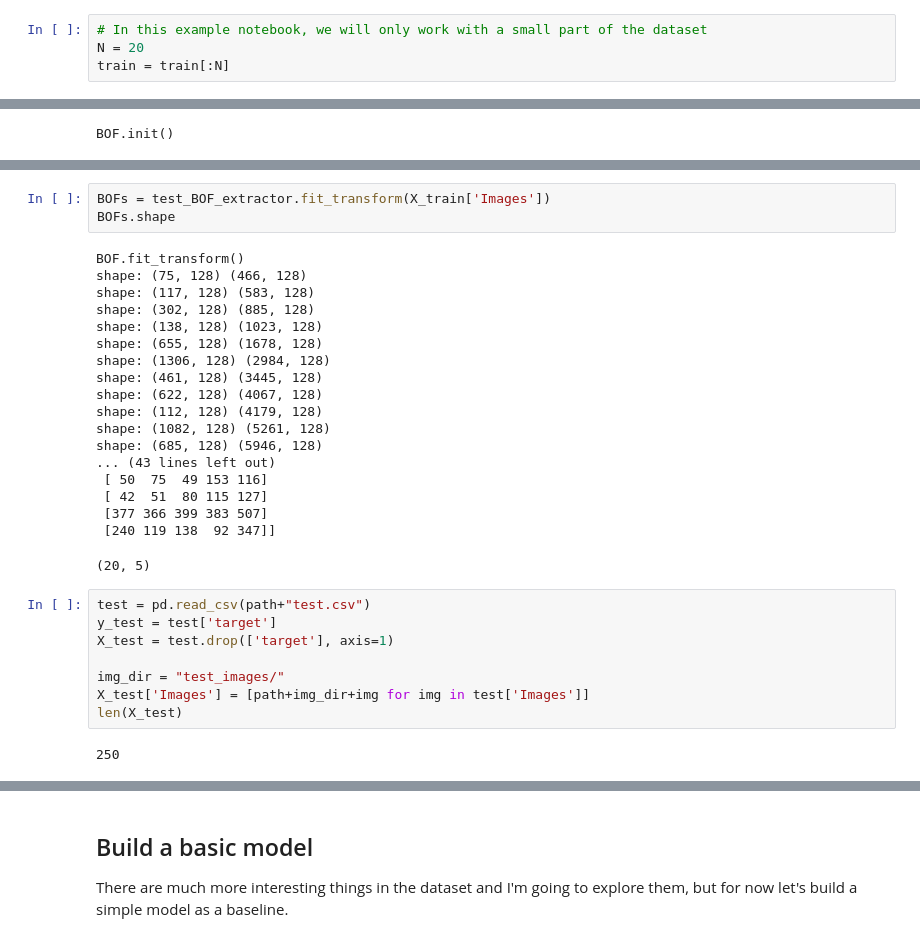
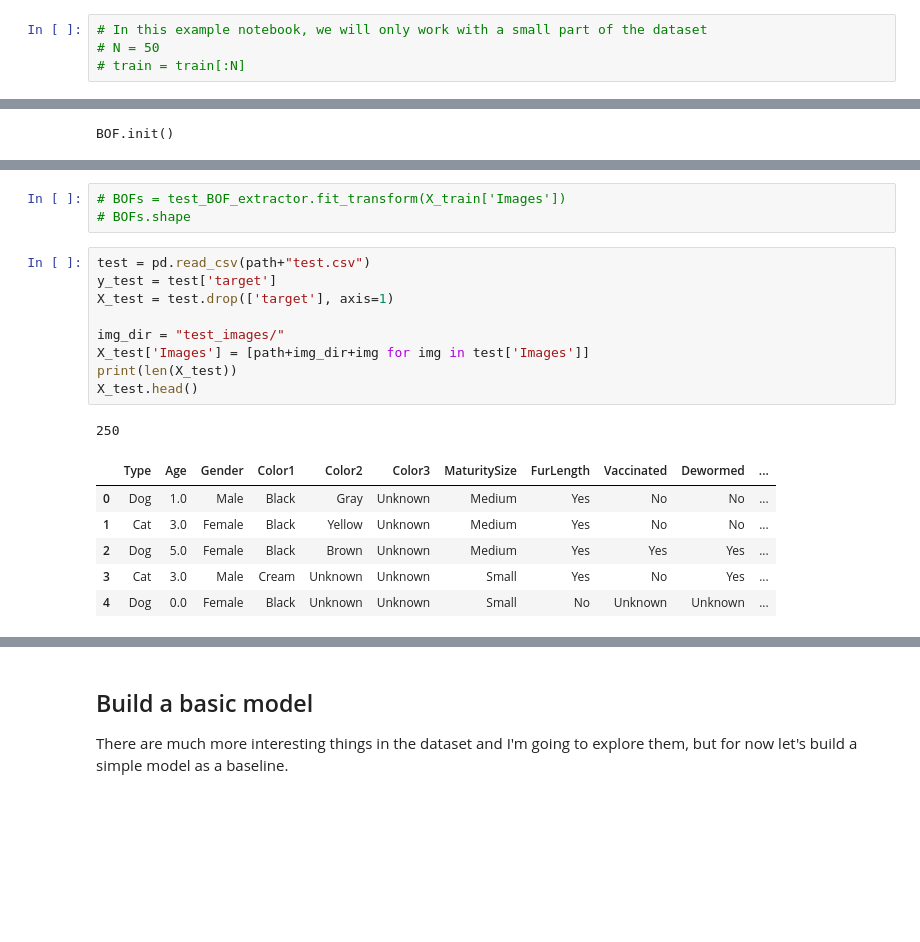
Before and after one commit to jorislimonier/uca-msc-dsai, a Jupyter notebook: intro-ML/final-project/petfinder-adoption-prediction-students.ipynb, the cells around one changed output, grey strips where cells are left out. Drawn from its saved outputs; the diff is of its cells as text; blank space fills up the shorter version.

```diff
--- a/intro-ML/final-project/petfinder-adoption-prediction-students.ipynb
+++ b/intro-ML/final-project/petfinder-adoption-prediction-students.ipynb
@@ -58,8 +58,8 @@ len(train)
 8168
 # %%
 # In this example notebook, we will only work with a small part of the dataset
-N = 20
-train = train[:N]
+# N = 50
+# train = train[:N]
 # %%
 if 'dataset_type' in train.columns:
     train = train.drop(labels='dataset_type', axis=1)
@@ -390,32 +297,20 @@ shape: (1082, 128) (5261, 128)
 # %%
-BOFs = test_BOF_extractor.fit_transform(X_train['Images'])
-BOFs.shape
+# BOFs = test_BOF_extractor.fit_transform(X_train['Images'])
+# BOFs.shape
-# %% [output]
-BOF.fit_transform()
-shape: (75, 128) (466, 128)
-shape: (117, 128) (583, 128)
-shape: (302, 128) (885, 128)
-shape: (138, 128) (1023, 128)
-shape: (655, 128) (1678, 128)
-shape: (1306, 128) (2984, 128)
-shape: (461, 128) (3445, 128)
-shape: (622, 128) (4067, 128)
-shape: (112, 128) (4179, 128)
-shape: (1082, 128) (5261, 128)
-shape: (685, 128) (5946, 128)
-... (43 lines left out)
- [ 50  75  49 153 116]
- [ 42  51  80 115 127]
- [377 366 399 383 507]
- [240 119 138  92 347]]
-(20, 5)
 # %%
 test = pd.read_csv(path+"test.csv")
 y_test = test['target']
 X_test = test.drop(['target'], axis=1)
 
 img_dir = "test_images/"
 X_test['Images'] = [path+img_dir+img for img in test['Images']]
-len(X_test)
+print(len(X_test))
+X_test.head()
 # %% [output]
 250
+|  | Type | Age | Gender | Color1 | Color2 | Color3 | MaturitySize | FurLength | Vaccinated | Dewormed | ... |
+| 0 | Dog | 1.0 | Male | Black | Gray | Unknown | Medium | Yes | No | No | ... |
+| 1 | Cat | 3.0 | Female | Black | Yellow | Unknown | Medium | Yes | No | No | ... |
+| 2 | Dog | 5.0 | Female | Black | Brown | Unknown | Medium | Yes | Yes | Yes | ... |
+| 3 | Cat | 3.0 | Male | Cream | Unknown | Unknown | Small | Yes | No | Yes | ... |
+| 4 | Dog | 0.0 | Female | Black | Unknown | Unknown | Small | No | Unknown | Unknown | ... |
```
Also changed, not shown: parts of 20 cells of this notebook, 4 other files.
